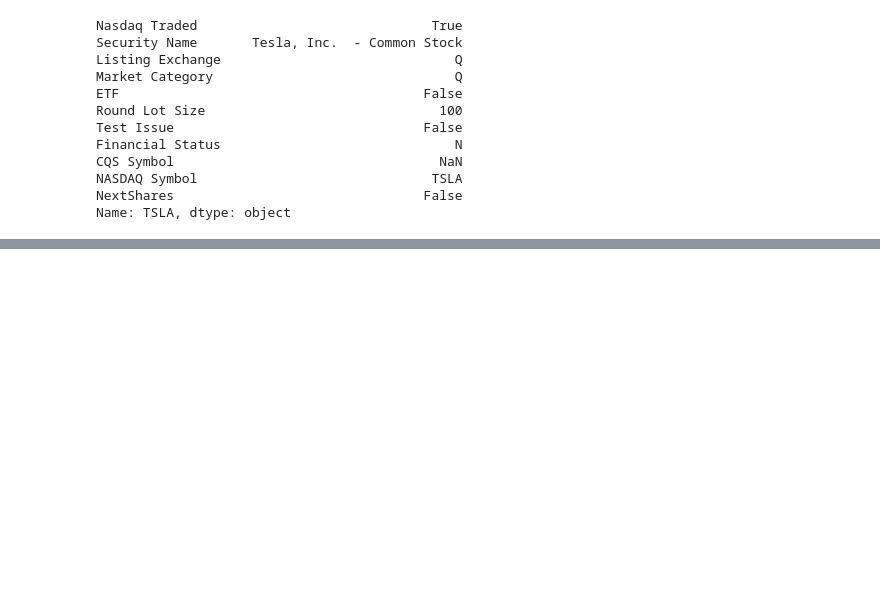
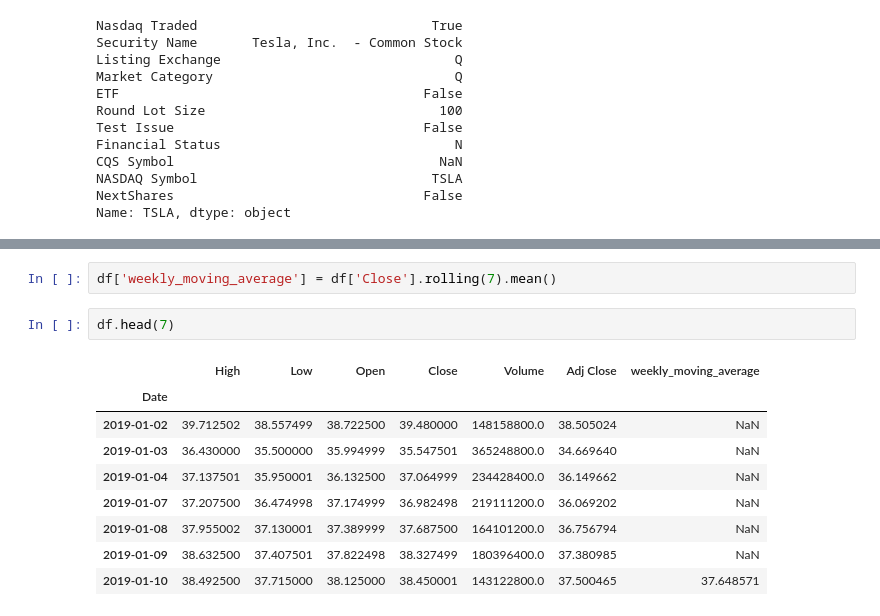
Before and after one commit to george887/IEX_API, a Jupyter notebook: Pandas_Datareader_for_API.ipynb, the cells around one changed output, grey strips where cells are left out. Drawn from its saved outputs; the diff is of its cells as text; blank space fills up the shorter version.

```diff
--- a/Pandas_Datareader_for_API.ipynb
+++ b/Pandas_Datareader_for_API.ipynb
@@ -133,0 +178,14 @@ Name: TSLA, dtype: object
+# %%
+df['weekly_moving_average'] = df['Close'].rolling(7).mean()
+# %%
+df.head(7)
+# %% [output]
+|  | High | Low | Open | Close | Volume | Adj Close | weekly_moving_average |
+| Date |  |  |  |  |  |  |  |
+| 2019-01-02 | 39.712502 | 38.557499 | 38.722500 | 39.480000 | 148158800.0 | 38.505024 | NaN |
+| 2019-01-03 | 36.430000 | 35.500000 | 35.994999 | 35.547501 | 365248800.0 | 34.669640 | NaN |
+| 2019-01-04 | 37.137501 | 35.950001 | 36.132500 | 37.064999 | 234428400.0 | 36.149662 | NaN |
+| 2019-01-07 | 37.207500 | 36.474998 | 37.174999 | 36.982498 | 219111200.0 | 36.069202 | NaN |
+| 2019-01-08 | 37.955002 | 37.130001 | 37.389999 | 37.687500 | 164101200.0 | 36.756794 | NaN |
+| 2019-01-09 | 38.632500 | 37.407501 | 37.822498 | 38.327499 | 180396400.0 | 37.380985 | NaN |
+| 2019-01-10 | 38.492500 | 37.715000 | 38.125000 | 38.450001 | 143122800.0 | 37.500465 | 37.648571 |
```
Also changed, not shown: parts of 12 cells of this notebook.
